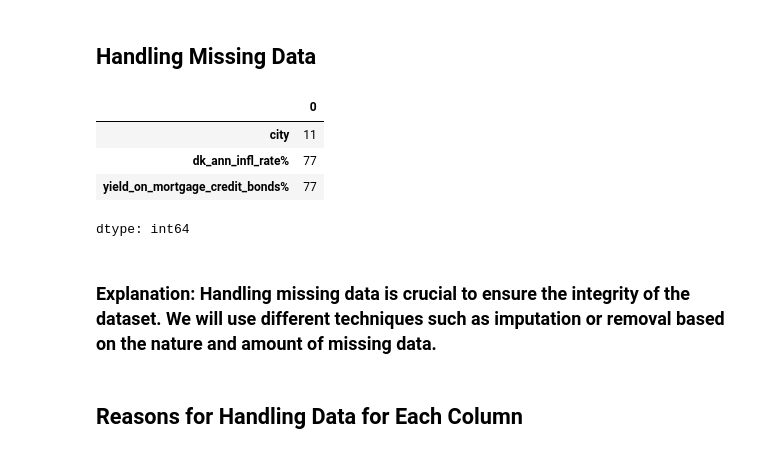
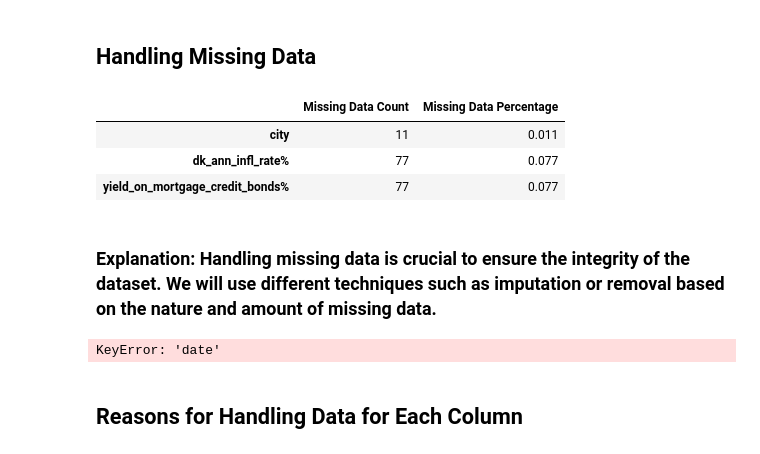
Before and after one commit to shrikant131/FeatureEngineering, a Jupyter notebook: feature_engineering1.ipynb, the cells around one changed output. Cells and saved outputs as stored; diff of their text form; code cells hidden in the pictures.

```diff
--- a/feature_engineering1.ipynb
+++ b/feature_engineering1.ipynb
@@ -26,13 +35,15 @@ df.head()
 | 4 | 2024-10-22 | 2024Q4 | 92 | Apartment | regular_sale | 1965 | 1975000 | -10.0 | ... |
 # %% [markdown]
 ## Handling Missing Data
-# %%
-# Check for missing data
-missing_data = df.isnull().sum()
-missing_data[missing_data > 0]
-# %% [output]
-|  | 0 |
-| city | 11 |
-| dk_ann_infl_rate% | 77 |
-| yield_on_mortgage_credit_bonds% | 77 |
-dtype: int64
+# %%
+missing_data_percentage = (missing_data / len(df)) * 100
+missing_data_summary = pd.DataFrame({
+    'Missing Data Count': missing_data,
+    'Missing Data Percentage': missing_data_percentage
+})
+missing_data_summary[missing_data_summary['Missing Data Count'] > 0]
+# %% [output]
+|  | Missing Data Count | Missing Data Percentage |
+| city | 11 | 0.011 |
+| dk_ann_infl_rate% | 77 | 0.077 |
+| yield_on_mortgage_credit_bonds% | 77 | 0.077 |
@@ -51,29 +65,36 @@ df['price_per_sqm'] = df['purchase_price'] / df['sqm'] # Removed extra indentati
 # %%
-# Imputation using KNN for numeric and mode for categorical
 from sklearn.impute import KNNImputer
 
-# Assuming 'date' column is in datetime format:
-df['date'] = pd.to_datetime(df['date'])
+# Ensure 'date' column is in datetime format before extracting year, month, and day
+if df['date'].dtype != 'datetime64[ns]':
+    df['date'] = pd.to_datetime(df['date'])
+
 df['year'] = df['date'].dt.year
 df['month'] = df['date'].dt.month
 df['day'] = df['date'].dt.day
 
-# Now drop the original 'date' column
+# Drop the original 'date' column
 df = df.drop(columns=['date'])
 
-# Create a KNN imputer object
-imputer = KNNImputer(n_neighbors=5)  # Adjust n_neighbors as needed
+# Create a KNN imputer object for numeric data
+imputer = KNNImputer(n_neighbors=5)
 
 # Select only numeric columns for imputation
 numeric_cols = df.select_dtypes(include=[np.number]).columns
 
-# Impute missing values for numeric columns only
+# Impute missing values for numeric columns
 df[numeric_cols] = imputer.fit_transform(df[numeric_cols])
 
-# Impute categorical columns with the mode
+# Impute categorical columns with the mode (ensure mode exists)
 categorical_cols = df.select_dtypes(include=['object']).columns
 for col in categorical_cols:
-    df[col] = df[col].fillna(df[col].mode()[0])
+    if df[col].mode().size > 0:  # Check if mode exists
+        df[col] = df[col].fillna(df[col].mode()[0])
+
+# Print the resulting data
+print(df.head())
+# %% [output]
+KeyError: 'date'
 # %% [markdown]
 ## Reasons for Handling Data for Each Column
 # %% [markdown]
```
Also changed, not shown: parts of 20 cells of this notebook.
